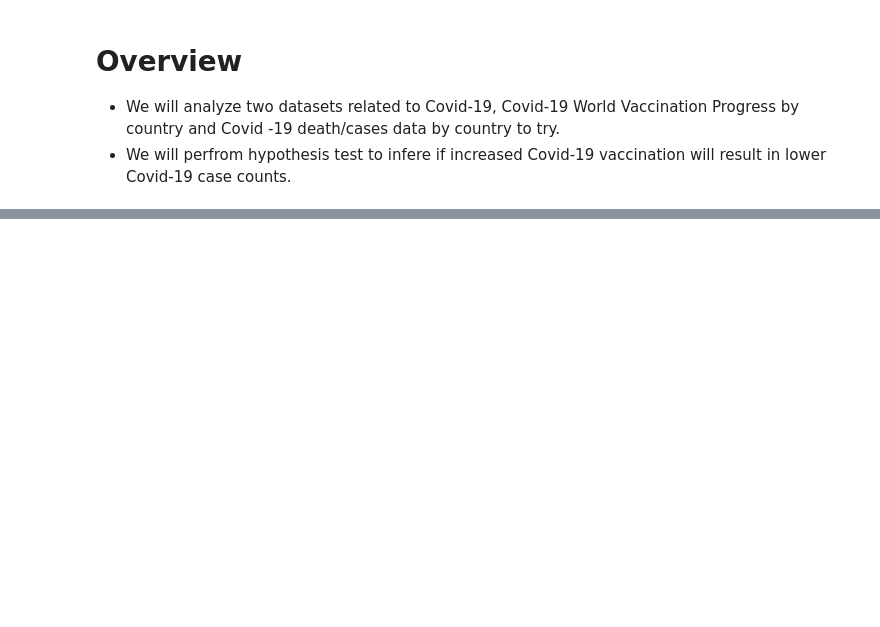
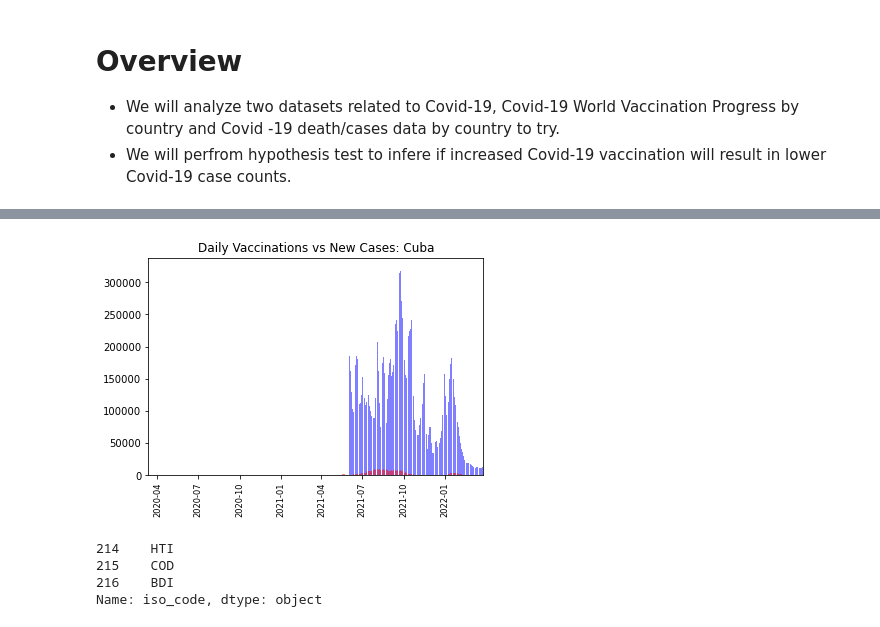
Before and after one commit to oiwuoni/group-3-bootcamp-project-1-repo, a Jupyter notebook: Covid-19_Cases_Vaccination.ipynb, the cells around one changed output, grey strips where cells are left out. Cells and saved outputs as stored; diff of their text form; code cells hidden in the pictures; blank space fills up the shorter version.

```diff
--- a/Covid-19_Cases_Vaccination.ipynb
+++ b/Covid-19_Cases_Vaccination.ipynb
@@ -107,0 +196,18 @@ plt.scatter(isreal_df['date'], isreal_df['daily_vaccinations'], color='b', alpha
+# %%
+#Create Bar Chart for Cuba
+plt.bar(CUB_df['date'], CUB_df['daily_vaccinations'], color='b', alpha=0.5)
+plt.bar(CUB_df['date'], CUB_df['new_cases'], color='r', alpha=0.5)
+plt.xlim(CUB_df['date'].min(), CUB_df['date'].max())
+plt.xticks(rotation=90, fontweight='light',  fontsize='small')
+plt.title("Daily Vaccinations vs New Cases: Cuba")
+plt.show()
+# %% [output]
+[figure, added]
+# %%
+#Identify top 3 countries with least vaccinations per hundred
+max_covid_vacc_df['iso_code'].tail(3)
+# %% [output]
+214    HTI
+215    COD
+216    BDI
+Name: iso_code, dtype: object
```
Also changed, not shown: parts of 23 cells of this notebook.
